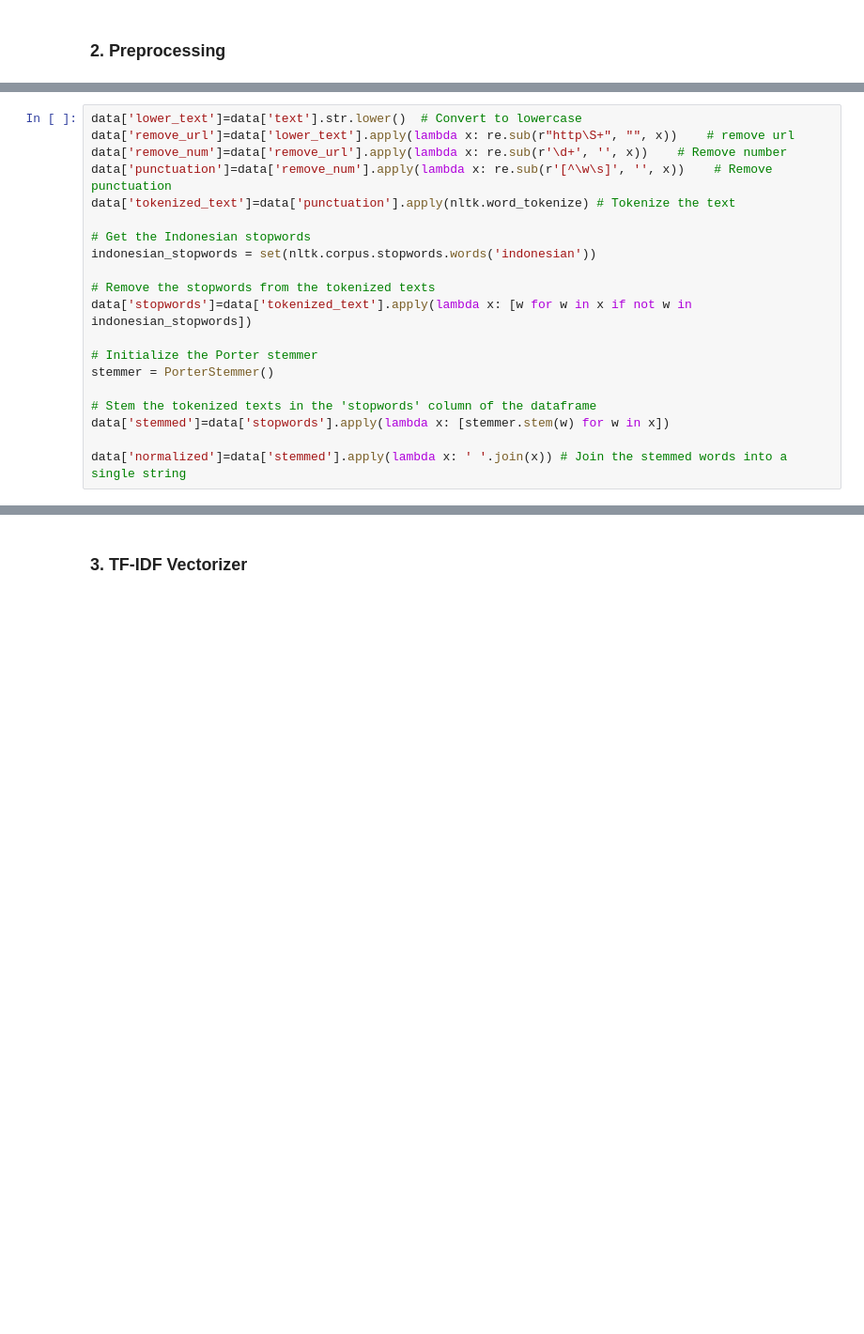
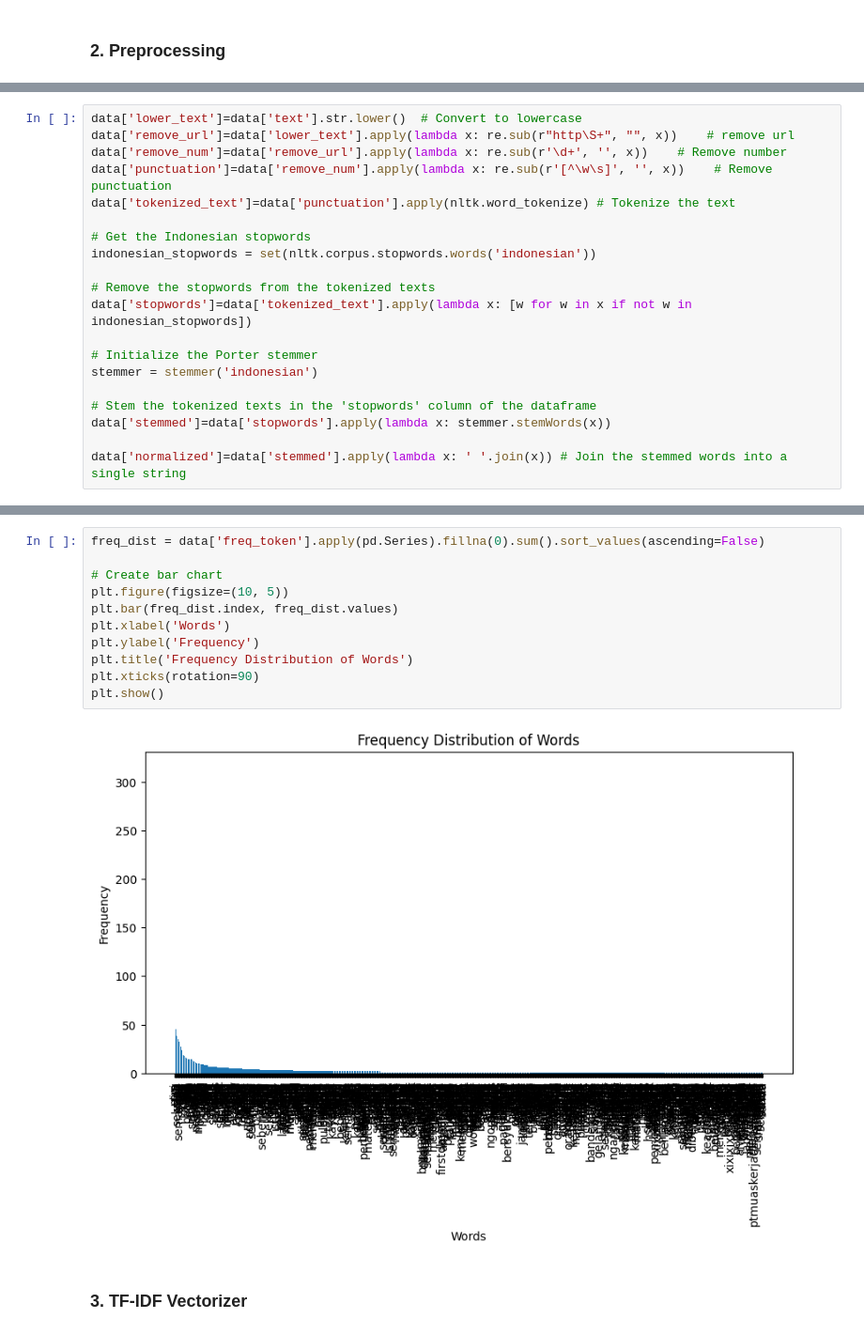
Before and after one commit to Ryonti/sentiment-analysis, a Jupyter notebook: nb.ipynb, the cells around one changed output, grey strips where cells are left out. Shown at 94% size. Drawn from its saved outputs; the diff is of its cells as text; blank space fills up the shorter version.

```diff
--- a/nb.ipynb
+++ b/nb.ipynb
@@ -82,10 +84,10 @@ indonesian_stopwords = set(nltk.corpus.stopwords.words('indonesian'))
 data['stopwords']=data['tokenized_text'].apply(lambda x: [w for w in x if not w in indonesian_stopwords])
 
 # Initialize the Porter stemmer
-stemmer = PorterStemmer()
+stemmer = stemmer('indonesian')
 
 # Stem the tokenized texts in the 'stopwords' column of the dataframe
-data['stemmed']=data['stopwords'].apply(lambda x: [stemmer.stem(w) for w in x])
+data['stemmed']=data['stopwords'].apply(lambda x: stemmer.stemWords(x))
 
 data['normalized']=data['stemmed'].apply(lambda x: ' '.join(x)) # Join the stemmed words into a single string
 # %%
@@ -116,4 +118,17 @@ data['freq_token']
 Name: freq_token, Length: 300, dtype: object
+# %%
+freq_dist = data['freq_token'].apply(pd.Series).fillna(0).sum().sort_values(ascending=False)
+
+# Create bar chart
+plt.figure(figsize=(10, 5))
+plt.bar(freq_dist.index, freq_dist.values)
+plt.xlabel('Words')
+plt.ylabel('Frequency')
+plt.title('Frequency Distribution of Words')
+plt.xticks(rotation=90)
+plt.show()
+# %% [output]
+[figure, added]
 # %% [markdown]
 ### 3. TF-IDF Vectorizer
 # %%
```
Also changed, not shown: parts of 10 cells of this notebook.
